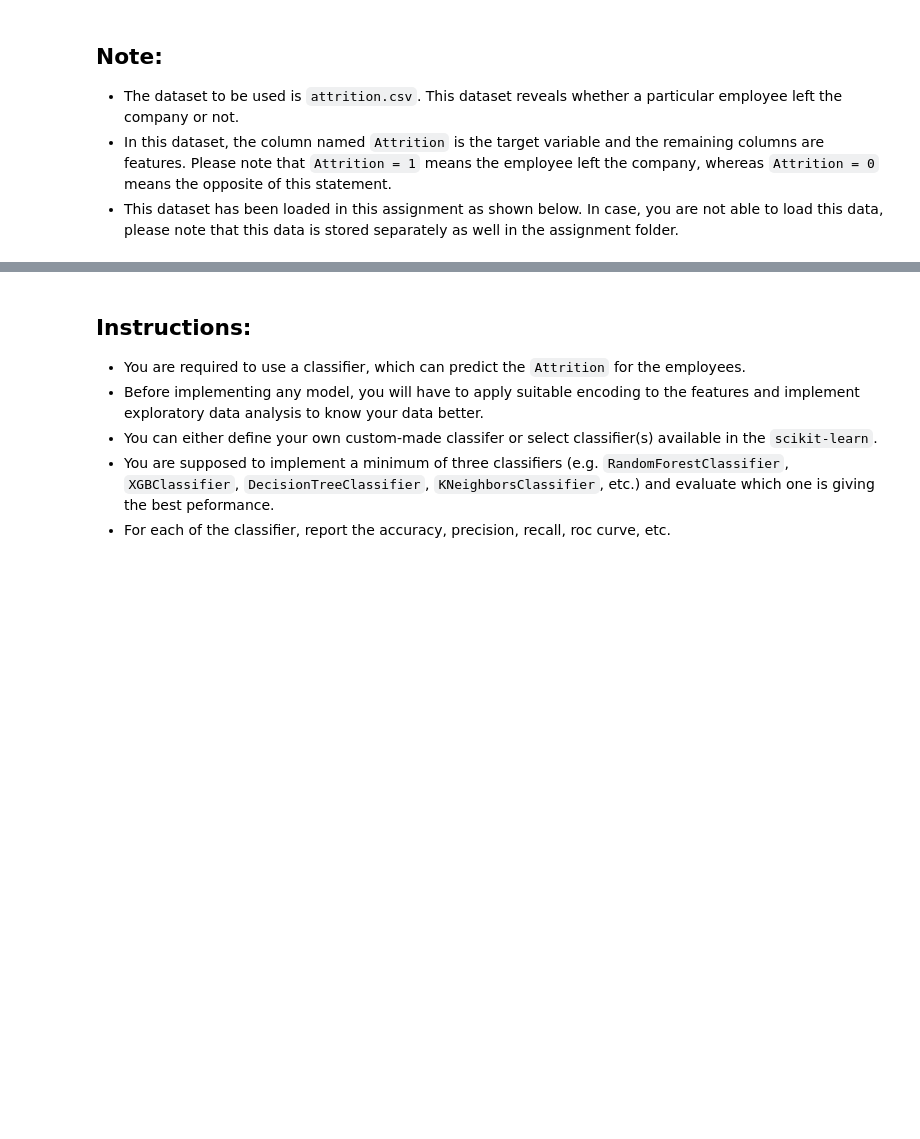
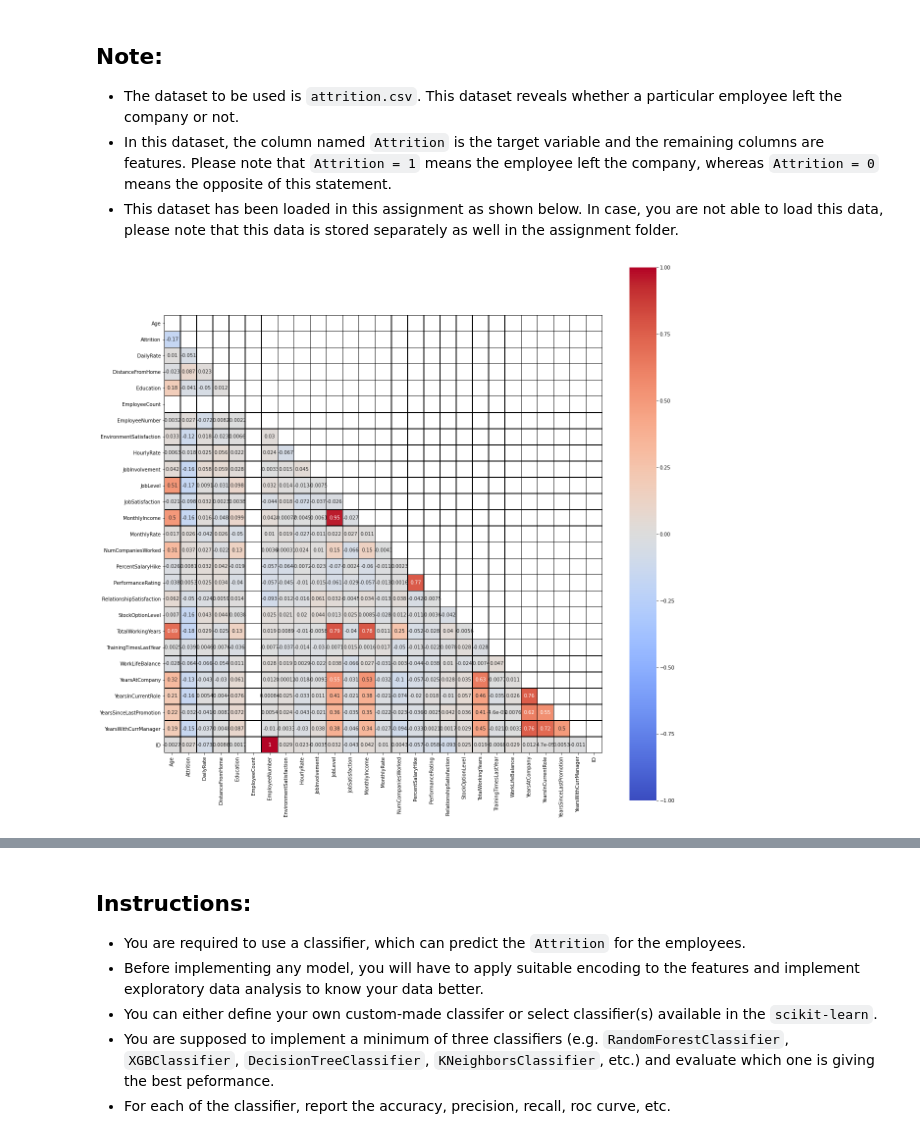
Before and after one commit to Shruti-codes/SHALA2020, a Jupyter notebook: ML_RandomForest.ipynb, the cells around one changed output, grey strips where cells are left out. Saved outputs shown, nothing was run; the diff lists cells and outputs as text; code cells hidden in the pictures; blank space fills up the shorter version.

```diff
--- a/ML_RandomForest.ipynb
+++ b/ML_RandomForest.ipynb
@@ -17 +20,12 @@ from sklearn.ensemble import RandomForestClassifier
 from sklearn.metrics import mean_absolute_error, accuracy_score, confusion_matrix, roc_curve, classification_report
+# %%
+data_url = "https://raw.githubusercontent.com/shala2020/shala2020.github.io/master/Lecture_Materials/Assignments/MachineLearning/L1/attrition.csv"
+attrition_data = pd.read_csv(data_url)
+
+mask = np.zeros_like(attrition_data.corr(), dtype=np.bool)
+mask[np.triu_indices_from(mask)] = True
+plt.figure(figsize=(20,20))
+sns.heatmap(attrition_data.corr(), annot=True, square= True, mask = mask, cmap = "coolwarm", linewidths=0.5, linecolor = "black", cbar= True, vmin = -1, vmax=1, center = 0)
+plt.show()
+# %% [output]
+[figure, added]
```
Also changed, not shown: parts of 7 cells of this notebook.
